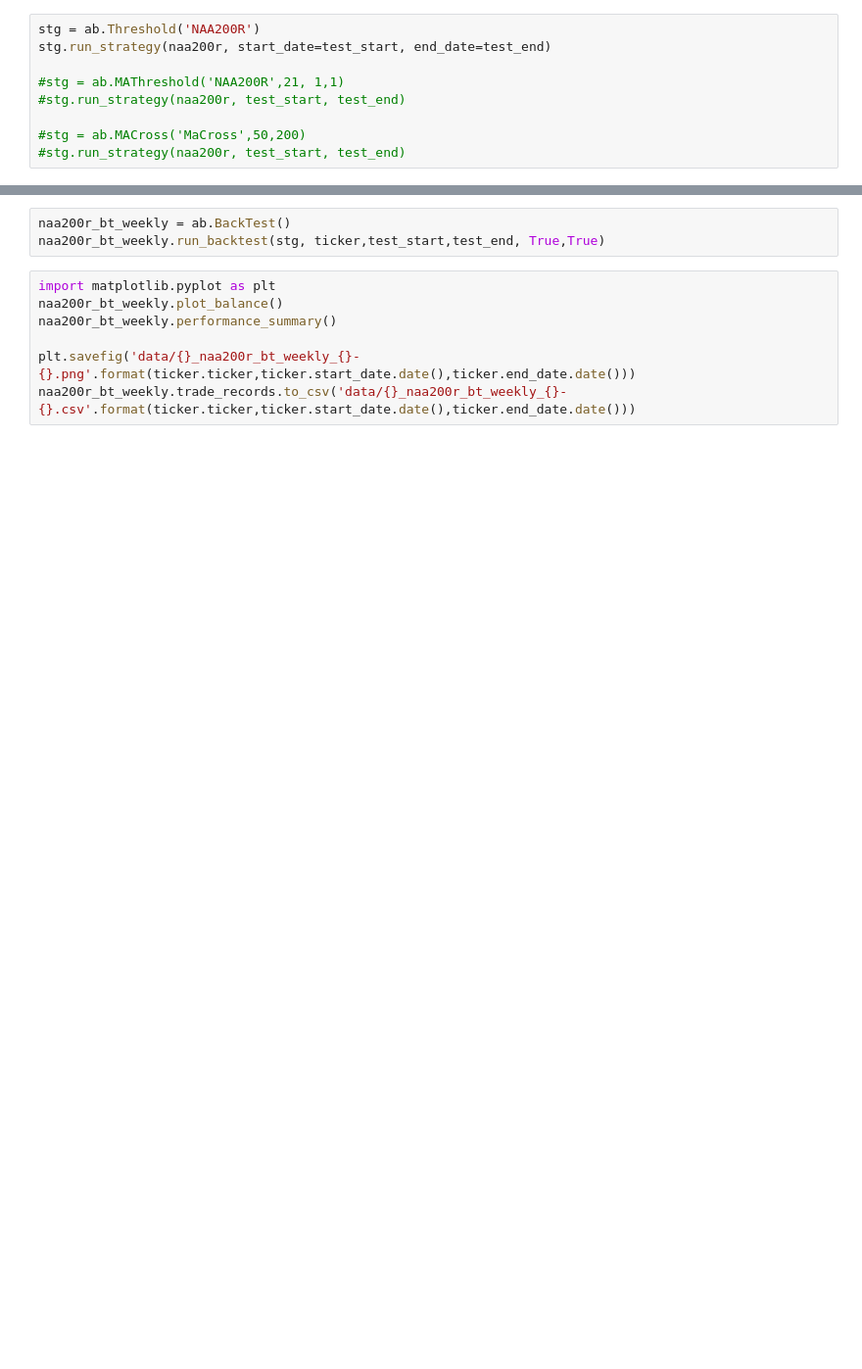
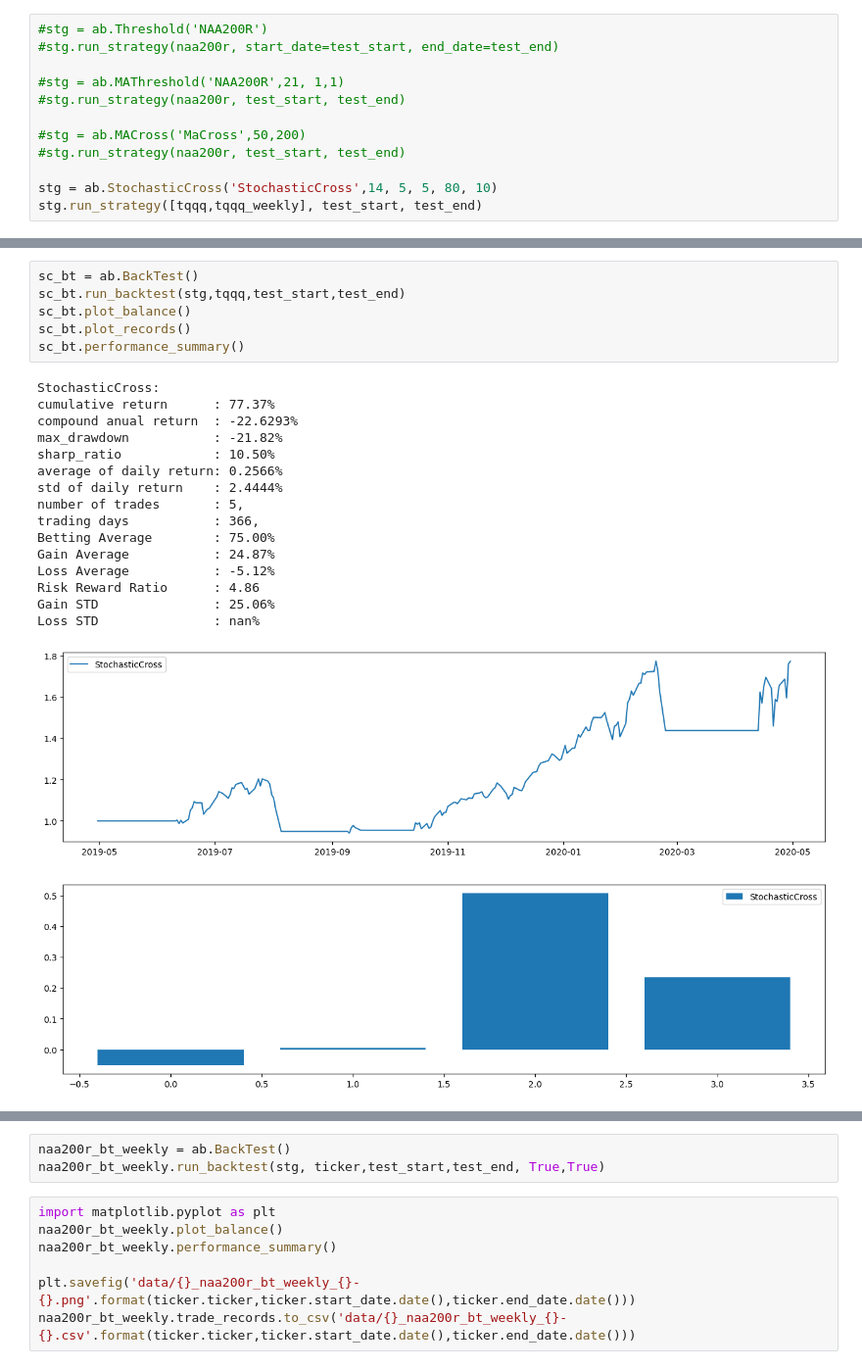
Before and after one commit to sylviawusyl/backtesting, a Jupyter notebook: trading_record_analysis.ipynb, the cells around one changed output, grey strips where cells are left out. Shown at 98% size. Drawn from its saved outputs; the diff is of its cells as text; blank space fills up the shorter version.

```diff
--- a/trading_record_analysis.ipynb
+++ b/trading_record_analysis.ipynb
@@ -95,9 +137,12 @@ bah_bt.trade_records
 # %%
-stg = ab.Threshold('NAA200R')
-stg.run_strategy(naa200r, start_date=test_start, end_date=test_end)
+#stg = ab.Threshold('NAA200R')
+#stg.run_strategy(naa200r, start_date=test_start, end_date=test_end)
 
 #stg = ab.MAThreshold('NAA200R',21, 1,1)
 #stg.run_strategy(naa200r, test_start, test_end)
 
 #stg = ab.MACross('MaCross',50,200)
 #stg.run_strategy(naa200r, test_start, test_end)
+
+stg = ab.StochasticCross('StochasticCross',14, 5, 5, 80, 10)
+stg.run_strategy([tqqq,tqqq_weekly], test_start, test_end)
@@ -105,0 +169,24 @@ stg.trades.loc[stg.trades['Signal'] !=0]
+# %%
+sc_bt = ab.BackTest()
+sc_bt.run_backtest(stg,tqqq,test_start,test_end)
+sc_bt.plot_balance()
+sc_bt.plot_records()
+sc_bt.performance_summary()
+# %% [output]
+StochasticCross:
+cumulative return      : 77.37%
+compound anual return  : -22.6293%
+max_drawdown           : -21.82%
+sharp_ratio            : 10.50%
+average of daily return: 0.2566%
+std of daily return    : 2.4444%
+number of trades       : 5,
+trading days           : 366,
+Betting Average        : 75.00%
+Gain Average           : 24.87%
+Loss Average           : -5.12%
+Risk Reward Ratio      : 4.86
+Gain STD               : 25.06%
+Loss STD               : nan%
+[figure, added]
+[figure, added]
```
Also changed, not shown: parts of 15 cells of this notebook, 1 other file.
